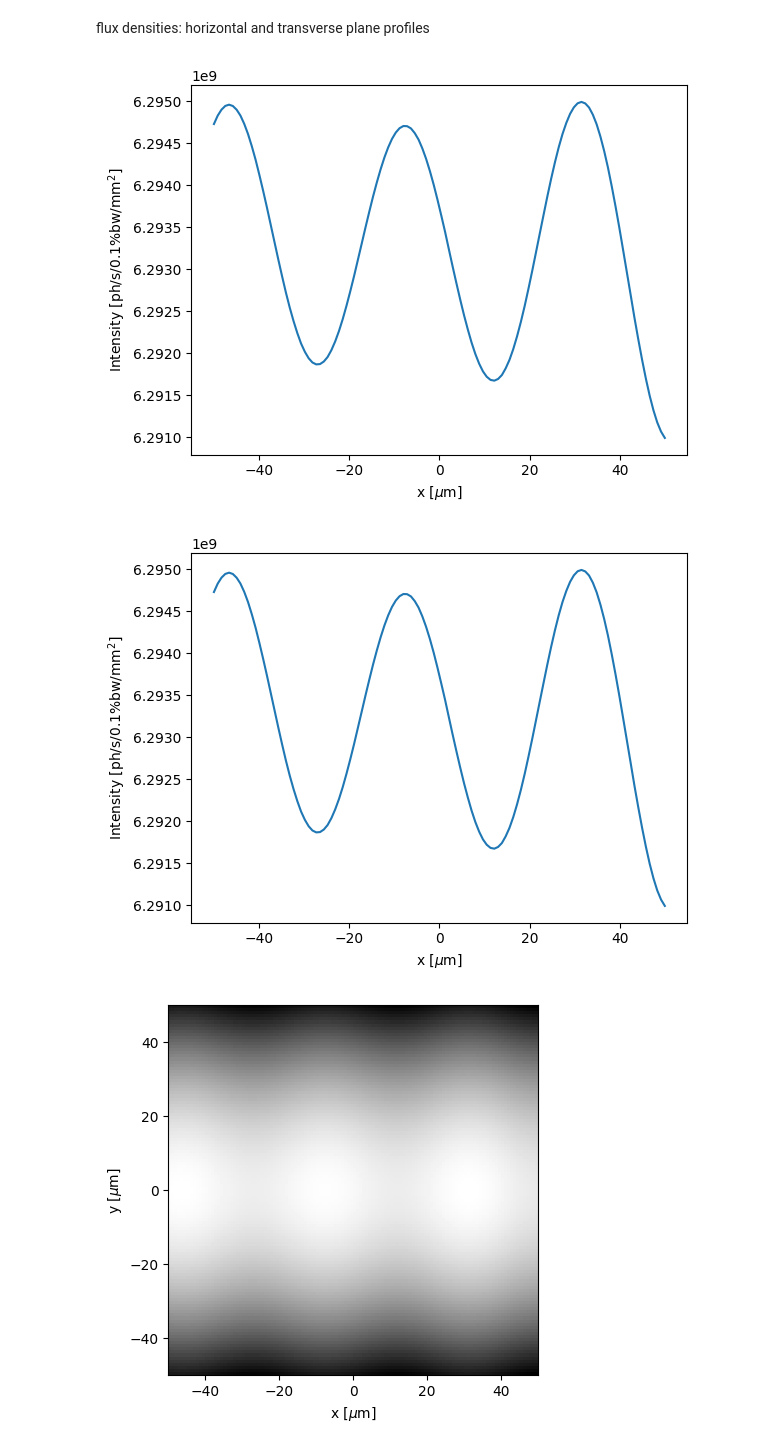
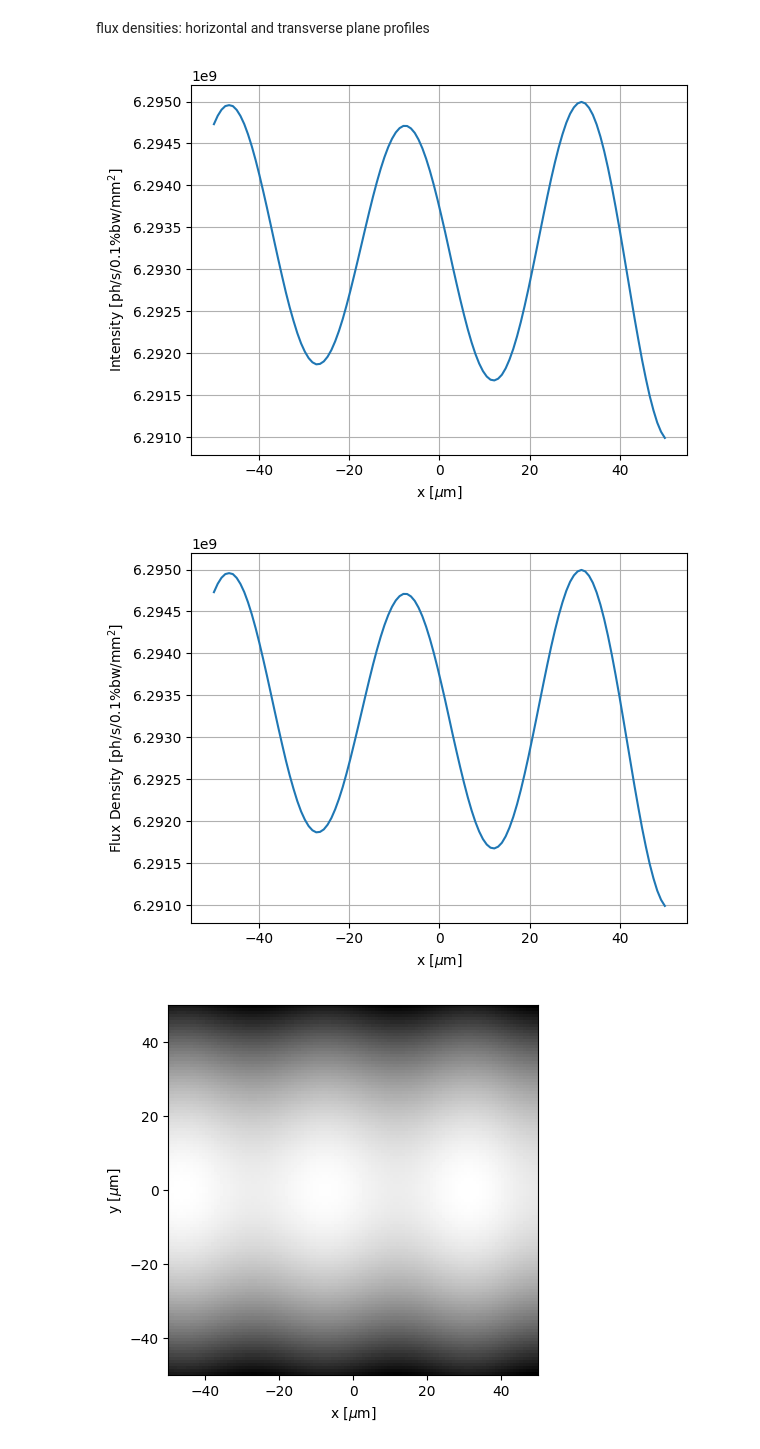
Before and after one commit to lnls-ids/SR-Wave-optics, a Jupyter notebook: srwave/docs/usage.ipynb, the cells around one changed output. Saved outputs shown, nothing was run; the diff lists cells and outputs as text; code cells hidden in the pictures.

```diff
--- a/srwave/docs/usage.ipynb
+++ b/srwave/docs/usage.ipynb
@@ -107,39 +174,39 @@ plt.show()
 flux densities: horizontal and transverse plane profiles
 # %%
 Eph = 20e3
-w = np.linspace(-50,50,120)*1e-6
+w = np.linspace(-50, 50, 120) * 1e-6
 
-bm = me.BendingMagnet(B=0.5642,L=3)
-fields = me.MagnetCnt(magnets=[bm],field_type='bending')
+bm = srwave.BendingMagnet(B=0.5642, L=3)
+fields = srwave.MagnetCnt(magnets=bm, fieldtype='bending')
 
-SR = rs.SynchrotronRadiation(energy=Eph,d=10,x=w,y=w,fields=fields)
+SR = srwave.SynchrotronRadiation(energy=Eph, d=10, x=w, y=w, fields=fields)
 SR.calc_wfr()
 
-arrI, [rangex] = SR.calc_intensity(coords='x',energy=0,X=0,Y=0,polarization='total',intType='SE')
-x = np.linspace(*rangex)*1e6
+arrI, [rangex] = SR.calc_intensity(coords='x', energy=Eph, X=0, Y=0, polarization='total', calctype='SE')
+x = np.linspace(*rangex) * 1e6
 
-plt.plot(x,arrI)
+plt.plot(x, arrI)
 plt.xlabel(r'x [$\mu$m]')
 plt.ylabel(r'Intensity [ph/s/0.1%bw/mm$^2$]')
+plt.grid()
 plt.show()
 
-#OBS: Notice the scale of variation of the intensity. The oscillation is result of accumulation of numerical errors, the intensity is almost constant or constant varying
+# OBS: Notice the scale of variation of the intensity. The oscillation is result of accumulation of numerical errors, the intensity is almost constant or constant varying
 # %% [output]
-[figure, old version]
+[figure, new version]
 # %%
 Eph = 20e3
 w = np.linspace(-50,50,120)*1e-6
 
-bm = me.BendingMagnet(B=0.5642,L=3)
-fields = me.MagnetCnt(magnets=[bm],field_type='bending')
+bm = srwave.BendingMagnet(B=0.5642,L=3)
+fields = srwave.MagnetCnt(magnets=[bm],fieldtype='bending')
 
-SR = rs.SynchrotronRadiation(energy=Eph,d=10,x=w,y=w,fields=fields)
+SR = srwave.SynchrotronRadiation(energy=Eph,d=10,x=w,y=w,fields=fields)
 SR.calc_wfr()
 
-rplt.plot_wfr_inten(SR,coords='x',energy=Eph,X=0,Y=0,intType='SE',
-                    xlabel=r'x [$\mu$m]',ylabel=r'Intensity [ph/s/0.1%bw/mm$^2$]')
+SR.plot_intensity(coords='x',energy=Eph,Y=0)
 # %% [output]
-[figure, old version]
+[figure, new version]
 # %%
 Eph = 20e3
 w = np.linspace(-50,50,120)*1e-6
```
Also changed, not shown: parts of 55 cells of this notebook, 15 other files.
